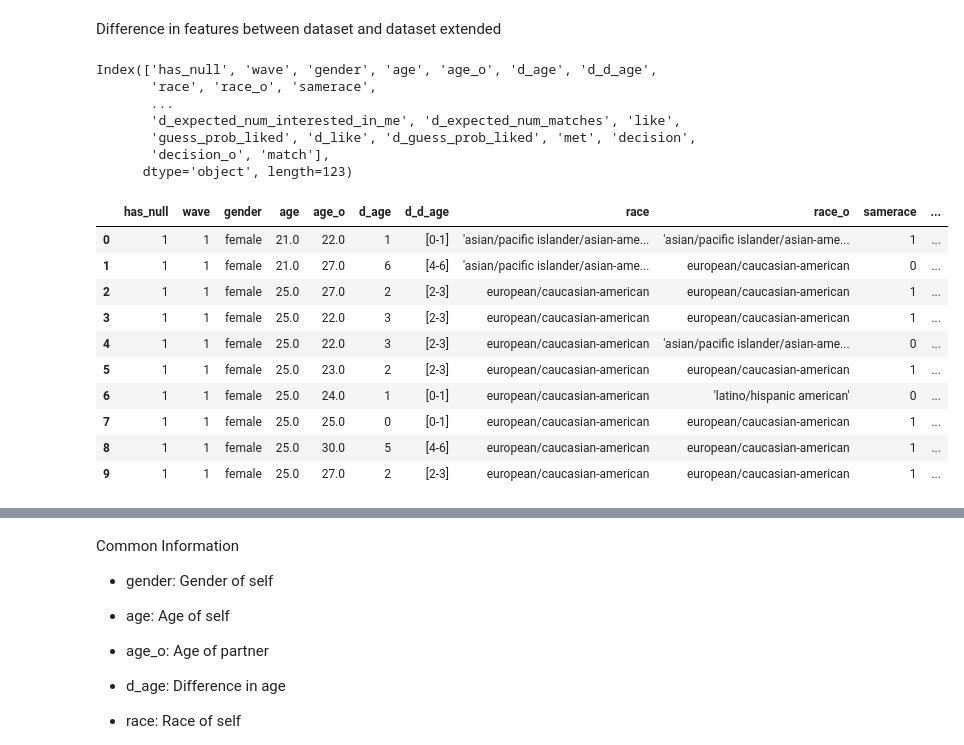
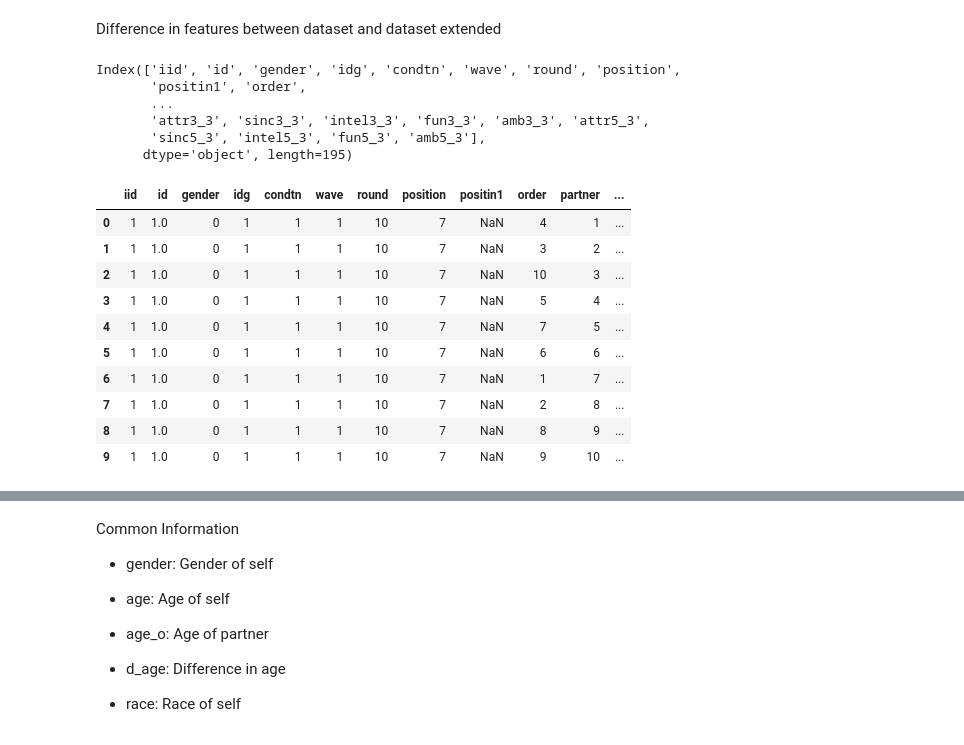
Before and after one commit to SvenNatterer/BASpeedDating, a Jupyter notebook: descriptive_speeddating.ipynb, the cells around one changed output, grey strips where cells are left out. Cells and saved outputs as stored; diff of their text form; code cells hidden in the pictures.

```diff
--- a/descriptive_speeddating.ipynb
+++ b/descriptive_speeddating.ipynb
@@ -9,31 +9,31 @@ pd.set_option('display.max_colwidth', None)  # keine Begrenzung der Spaltenbreit
 # %% [markdown]
 # Data Inspection
 # %%
-df = pd.read_csv('data/flat-ui__data-Thu Jun 19 2025.csv', encoding='utf-8')
+df = pd.read_csv('data/flat-ui__data-Thu Jun 19 2025.csv', encoding='latin1')
+df_extended = pd.read_csv('Data/Speed_Dating_Data.csv', encoding='latin1')
 # %% [markdown]
 Difference in features between dataset and dataset extended
 # %%
-df.columns
+df_extended.columns
 # %% [output]
-Index(['has_null', 'wave', 'gender', 'age', 'age_o', 'd_age', 'd_d_age',
-       'race', 'race_o', 'samerace',
+Index(['iid', 'id', 'gender', 'idg', 'condtn', 'wave', 'round', 'position',
+       'positin1', 'order',
        ...
-       'd_expected_num_interested_in_me', 'd_expected_num_matches', 'like',
-       'guess_prob_liked', 'd_like', 'd_guess_prob_liked', 'met', 'decision',
-       'decision_o', 'match'],
-      dtype='object', length=123)
+       'attr3_3', 'sinc3_3', 'intel3_3', 'fun3_3', 'amb3_3', 'attr5_3',
+       'sinc5_3', 'intel5_3', 'fun5_3', 'amb5_3'],
+      dtype='object', length=195)
 # %%
-df.head(10)
+df_extended.head(10)
 # %% [output]
-|  | has_null | wave | gender | age | age_o | d_age | d_d_age | race | race_o | samerace | ... |
-| 0 | 1 | 1 | female | 21.0 | 22.0 | 1 | [0-1] | 'asian/pacific islander/asian-ame... | 'asian/pacific islander/asian-ame... | 1 | ... |
-| 1 | 1 | 1 | female | 21.0 | 27.0 | 6 | [4-6] | 'asian/pacific islander/asian-ame... | european/caucasian-american | 0 | ... |
-| 2 | 1 | 1 | female | 25.0 | 27.0 | 2 | [2-3] | european/caucasian-american | european/caucasian-american | 1 | ... |
-| 3 | 1 | 1 | female | 25.0 | 22.0 | 3 | [2-3] | european/caucasian-american | european/caucasian-american | 1 | ... |
-| 4 | 1 | 1 | female | 25.0 | 22.0 | 3 | [2-3] | european/caucasian-american | 'asian/pacific islander/asian-ame... | 0 | ... |
-| 5 | 1 | 1 | female | 25.0 | 23.0 | 2 | [2-3] | european/caucasian-american | european/caucasian-american | 1 | ... |
-| 6 | 1 | 1 | female | 25.0 | 24.0 | 1 | [0-1] | european/caucasian-american | 'latino/hispanic american' | 0 | ... |
-| 7 | 1 | 1 | female | 25.0 | 25.0 | 0 | [0-1] | european/caucasian-american | european/caucasian-american | 1 | ... |
-| 8 | 1 | 1 | female | 25.0 | 30.0 | 5 | [4-6] | european/caucasian-american | european/caucasian-american | 1 | ... |
-| 9 | 1 | 1 | female | 25.0 | 27.0 | 2 | [2-3] | european/caucasian-american | european/caucasian-american | 1 | ... |
+|  | iid | id | gender | idg | condtn | wave | round | position | positin1 | order | partner | ... |
+| 0 | 1 | 1.0 | 0 | 1 | 1 | 1 | 10 | 7 | NaN | 4 | 1 | ... |
+| 1 | 1 | 1.0 | 0 | 1 | 1 | 1 | 10 | 7 | NaN | 3 | 2 | ... |
+| 2 | 1 | 1.0 | 0 | 1 | 1 | 1 | 10 | 7 | NaN | 10 | 3 | ... |
+| 3 | 1 | 1.0 | 0 | 1 | 1 | 1 | 10 | 7 | NaN | 5 | 4 | ... |
+| 4 | 1 | 1.0 | 0 | 1 | 1 | 1 | 10 | 7 | NaN | 7 | 5 | ... |
+| 5 | 1 | 1.0 | 0 | 1 | 1 | 1 | 10 | 7 | NaN | 6 | 6 | ... |
+| 6 | 1 | 1.0 | 0 | 1 | 1 | 1 | 10 | 7 | NaN | 1 | 7 | ... |
+| 7 | 1 | 1.0 | 0 | 1 | 1 | 1 | 10 | 7 | NaN | 2 | 8 | ... |
+| 8 | 1 | 1.0 | 0 | 1 | 1 | 1 | 10 | 7 | NaN | 8 | 9 | ... |
+| 9 | 1 | 1.0 | 0 | 1 | 1 | 1 | 10 | 7 | NaN | 9 | 10 | ... |
 # %%
```
Also changed, not shown: parts of 29 cells of this notebook, 7 other files.
